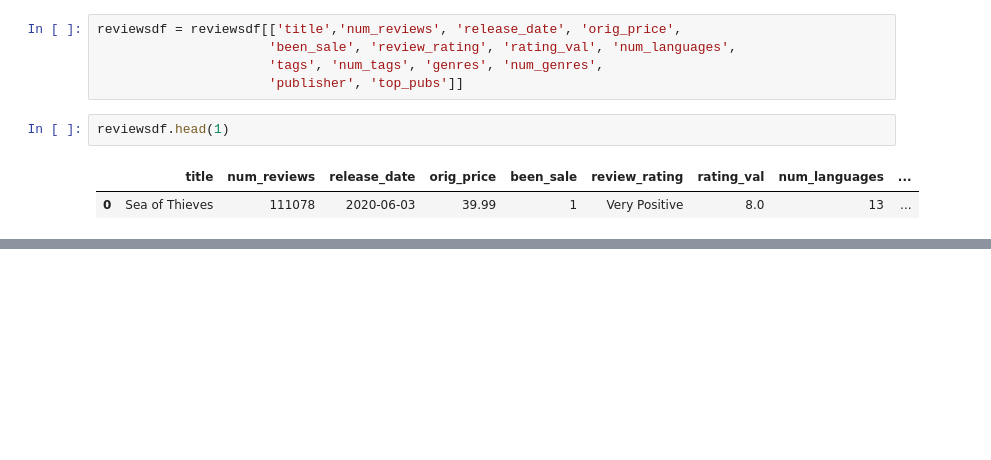
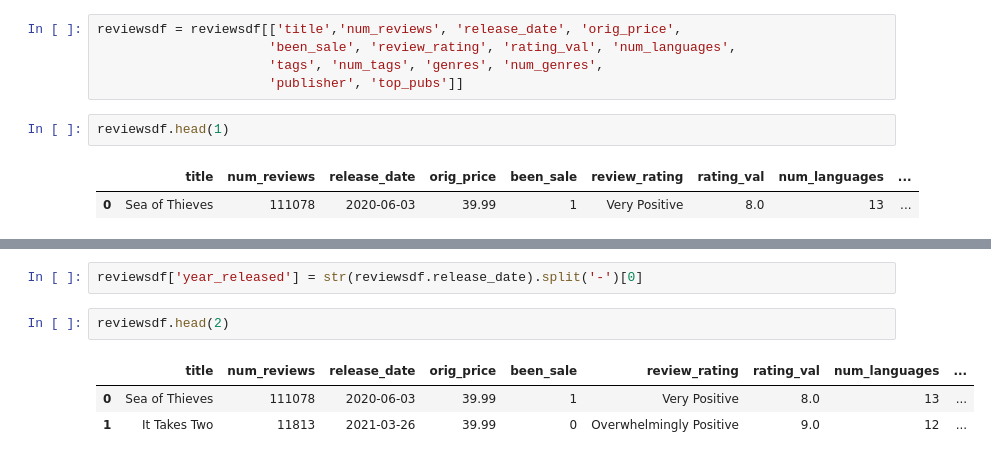
Before and after one commit to MichaelHarnett/Regression_Metis, a Jupyter notebook: df_editing.ipynb, the cells around one changed output, grey strips where cells are left out. Drawn from its saved outputs; the diff is of its cells as text; blank space fills up the shorter version.

```diff
--- a/df_editing.ipynb
+++ b/df_editing.ipynb
@@ -803,0 +830,8 @@ this is for all games that had a total listed for number of reviews. good starti
+# %%
+reviewsdf['year_released'] = str(reviewsdf.release_date).split('-')[0]
+# %%
+reviewsdf.head(2)
+# %% [output]
+|  | title | num_reviews | release_date | orig_price | been_sale | review_rating | rating_val | num_languages | ... |
+| 0 | Sea of Thieves | 111078 | 2020-06-03 | 39.99 | 1 | Very Positive | 8.0 | 13 | ... |
+| 1 | It Takes Two | 11813 | 2021-03-26 | 39.99 | 0 | Overwhelmingly Positive | 9.0 | 12 | ... |
```
Also changed, not shown: parts of 25 cells of this notebook, 2 other files.
